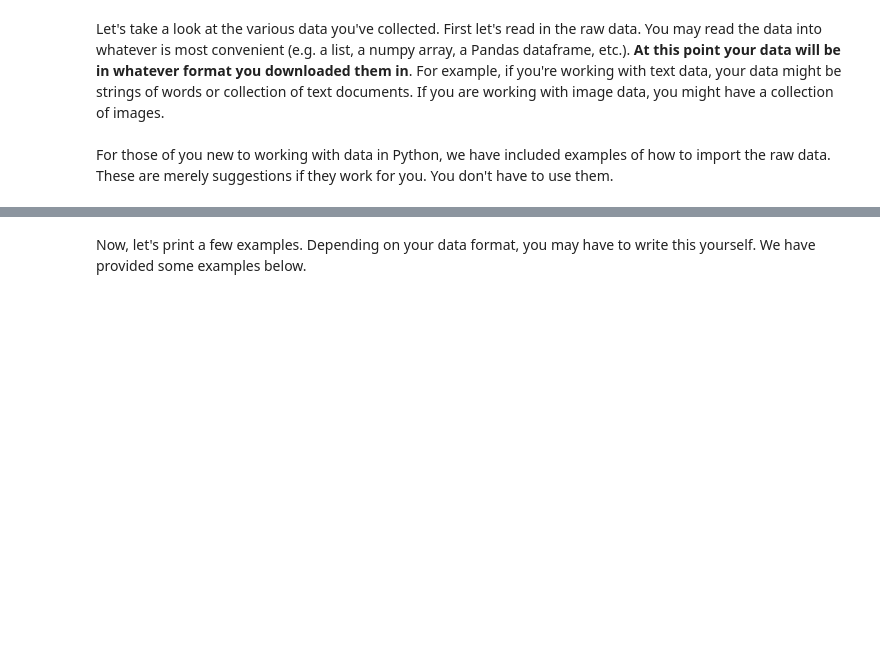
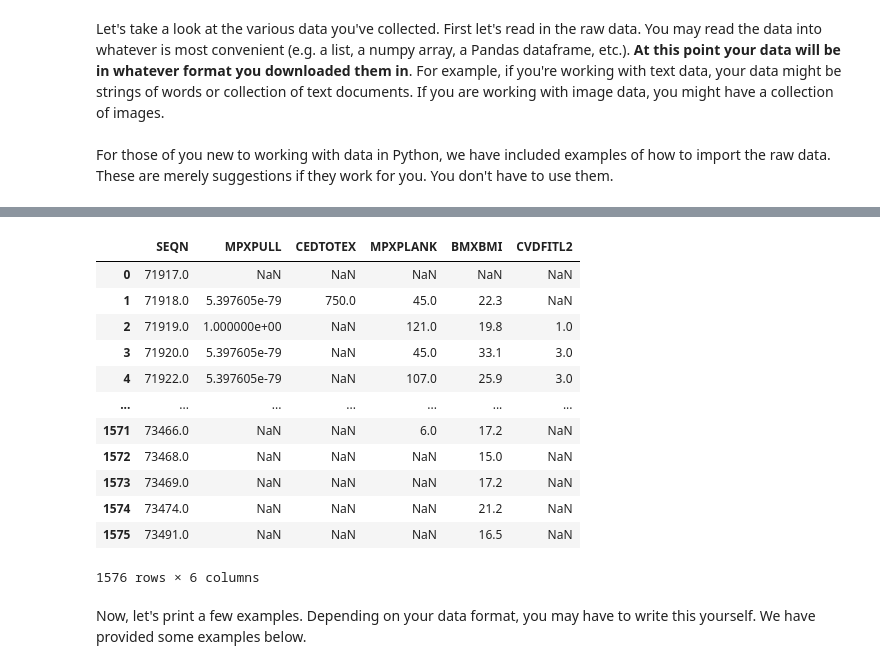
Before and after one commit to tkarani1/ml-hw1, a Jupyter notebook: homework1.ipynb, the cells around one changed output, grey strips where cells are left out. Cells and saved outputs as stored; diff of their text form; code cells hidden in the pictures; blank space fills up the shorter version.

Commit message:
feature extraction and merge based on SEQN value

```diff
--- a/homework1.ipynb
+++ b/homework1.ipynb
@@ -105,0 +128,3 @@ y =
+# %%
+treadmill_dur = cardio_end_data.filter(['SEQN','CEDTOTEX'], axis=1)
+treadmill_dur
@@ -105,0 +145,3 @@ y =
+# %%
+max_plank = plank_data.filter(['SEQN','MPXPLANK'], axis=1)
+max_plank
@@ -105,0 +162,3 @@ y =
+# %%
+bmi = body_data.filter(['SEQN','BMXBMI'], axis=1)
+bmi
@@ -106,3 +179,26 @@ y =
+# %%
+cardio_level = cardio_data.filter(['SEQN','CVDFITL2'], axis=1)
+cardio_level
+# %%
+max_pullups_treadmill_dur = pd.merge(max_pullups, treadmill_dur, on='SEQN', how='outer')
+max_plank_bmi = pd.merge(max_plank, bmi, on='SEQN', how='outer')
+merged_features = pd.merge(max_pullups_treadmill_dur, max_plank_bmi, on='SEQN', how='outer')
+features_labels = pd.merge(merged_features, cardio_level, on='SEQN', how='outer')
+features_labels
+# %% [output]
+|  | SEQN | MPXPULL | CEDTOTEX | MPXPLANK | BMXBMI | CVDFITL2 |
+| 0 | 71917.0 | NaN | NaN | NaN | NaN | NaN |
+| 1 | 71918.0 | 5.397605e-79 | 750.0 | 45.0 | 22.3 | NaN |
+| 2 | 71919.0 | 1.000000e+00 | NaN | 121.0 | 19.8 | 1.0 |
+| 3 | 71920.0 | 5.397605e-79 | NaN | 45.0 | 33.1 | 3.0 |
+| 4 | 71922.0 | 5.397605e-79 | NaN | 107.0 | 25.9 | 3.0 |
+| ... | ... | ... | ... | ... | ... | ... |
+| 1571 | 73466.0 | NaN | NaN | 6.0 | 17.2 | NaN |
+| 1572 | 73468.0 | NaN | NaN | NaN | 15.0 | NaN |
+| 1573 | 73469.0 | NaN | NaN | NaN | 17.2 | NaN |
+| 1574 | 73474.0 | NaN | NaN | NaN | 21.2 | NaN |
+| 1575 | 73491.0 | NaN | NaN | NaN | 16.5 | NaN |
+1576 rows × 6 columns
 # %% [markdown]
 Now, let's print a few examples. Depending on your data format, you may have to write this yourself. We have provided some examples below.
 # %%
```
Also changed, not shown: parts of 5 cells of this notebook.
